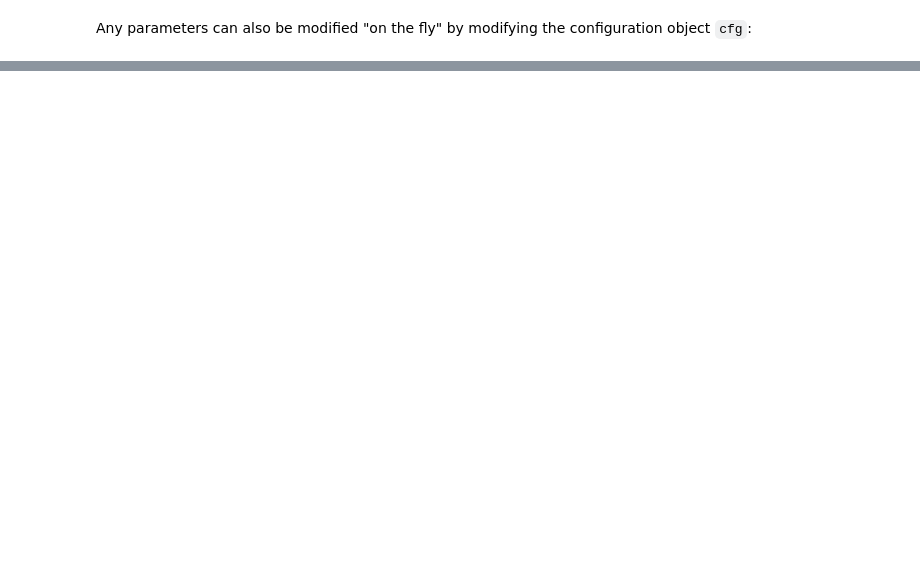
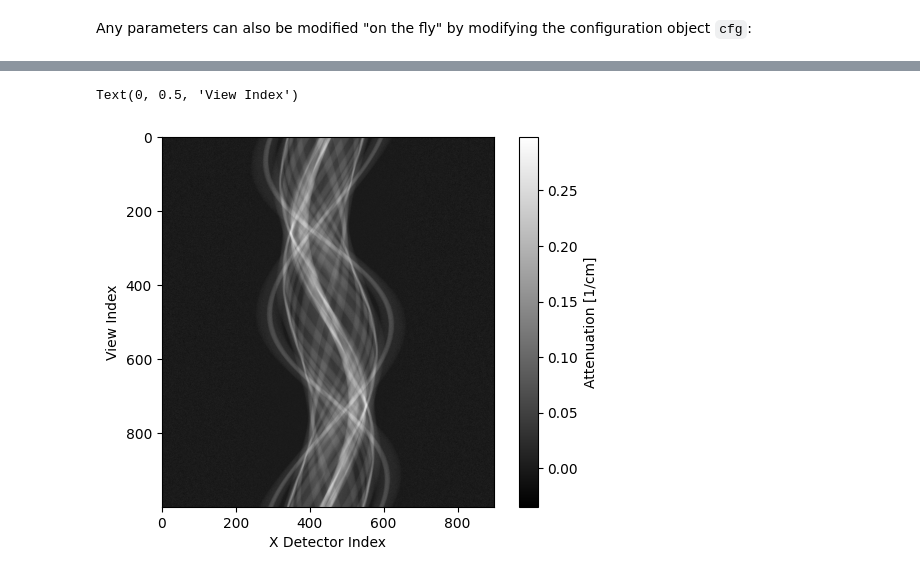
Before and after one commit to bnel1201/XCIST_demo, a Jupyter notebook: opensource_peds_demo.ipynb, the cells around one changed output, grey strips where cells are left out. Drawn from its saved outputs; the diff is of its cells as text; code cells hidden in the pictures; blank space fills up the shorter version.

```diff
--- a/opensource_peds_demo.ipynb
+++ b/opensource_peds_demo.ipynb
@@ -403,8 +409,7 @@ ct = xc.CatSim('cfg/Phantom_male_infant_ref',
 # %%
 ct.resultsName = 'male_infant_test'
 ct.cfg.experimentDirectory = 'male_infant_test'
-
-ct.cfg.recon.saveImagePictureFiles = True
+ct.cfg.waitForKeypress=False
 # %%
 ct.run_all()
 # %% [output]
@@ -432,5 +444,4 @@ ValueError: cannot reshape array of size 14097600 into shape (1000,14400)
 # %%
 prep = xc.rawread(ct.resultsName+'.prep', [ct.protocol.viewCount, ct.scanner.detectorRowCount, ct.scanner.detectorColCount], 'float')
-prep = prep[:, 5, :]
-plt.imshow(prep)
+prep.shape
 # %% [output]
@@ -438,0 +453,9 @@ plt.imshow(prep)
+# %%
+row_idx = 5
+pos = plt.imshow(prep[:,row_idx, :], cmap='gray')
+plt.colorbar(pos,label='Attenuation [1/cm]')
+plt.xlabel("X Detector Index")
+plt.ylabel("View Index")
+# %% [output]
+Text(0, 0.5, 'View Index')
+[figure, added]
```
Also changed, not shown: parts of 18 cells of this notebook.
